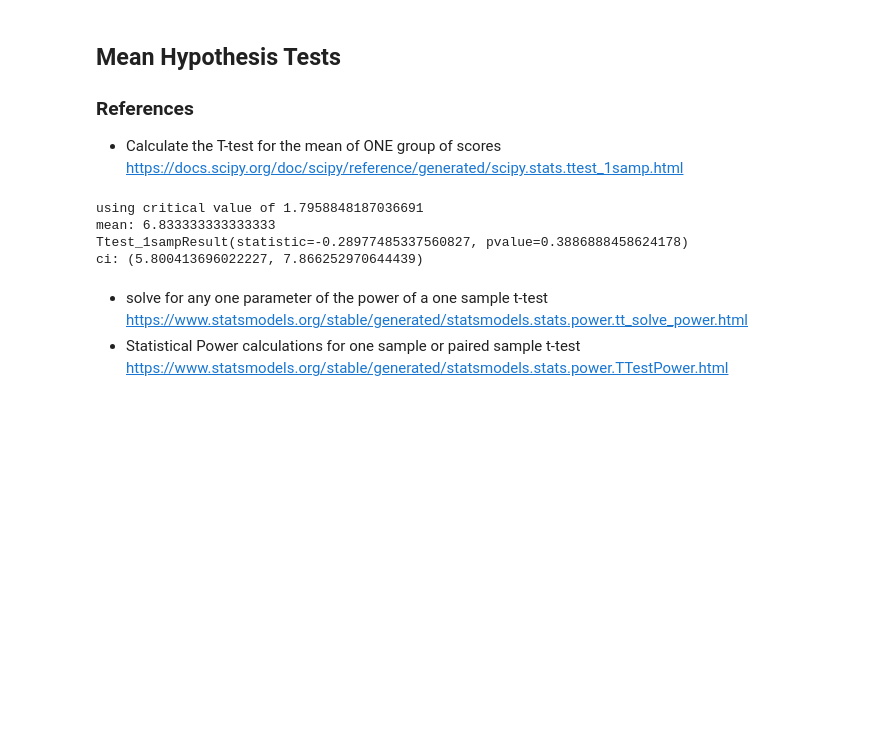
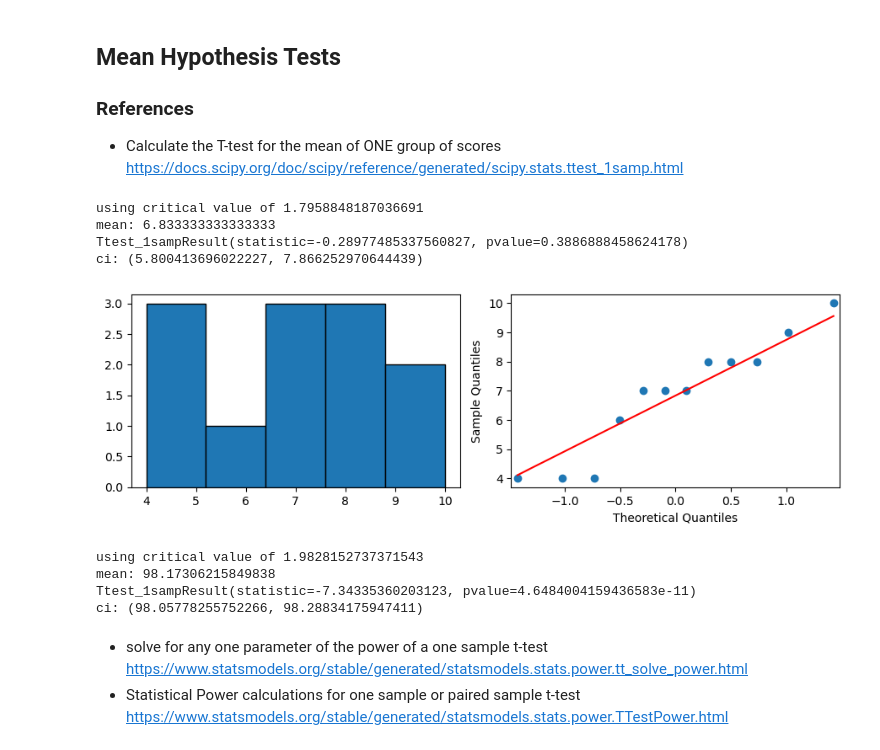
Before and after one commit to seafoodfry/numerical-analysis, a Jupyter notebook: stats/basics/03-hypothesis-testing.ipynb, the cells around one changed output. Cells and saved outputs as stored; diff of their text form; code cells hidden in the pictures; blank space fills up the shorter version.

```diff
--- a/stats/basics/03-hypothesis-testing.ipynb
+++ b/stats/basics/03-hypothesis-testing.ipynb
@@ -233,22 +239,55 @@ def mean_margin_of_error(sample_std, sample_size, confidence_lvl=0.95) -> float:
 # %%
 sample = np.array([4, 4, 4, 8, 8, 6, 9, 7, 10, 7, 8, 7])
 result = ttest_1samp(sample, popmean=7, alternative="less")
 
 mean = sample.mean()
 
 # 90% confidence interval because it is not a two-sided test.
 mean_err = mean_margin_of_error(sample.std(ddof=1), sample.size, confidence_lvl=0.9)
 
 print(f"mean: {mean}")
 print(result)
 print(f"ci: ({mean-mean_err}, {mean+mean_err})")
 # The critical value from the mean_margin_of_error function is 1.795.
 # Since this is a left-tailed test, the value should actually be negative.
+
+
+fig = plt.figure(figsize=(9, 3))
+ax1 = fig.add_subplot(121)
+ax1.hist(sample, edgecolor='black', bins=5)
+
+ax2 = fig.add_subplot(122)
+sm.qqplot(sample, ax=ax2, line='s')
+
+fig.tight_layout(pad=1.0)
+plt.show()
 # %% [output]
 using critical value of 1.7958848187036691
 mean: 6.833333333333333
 Ttest_1sampResult(statistic=-0.28977485337560827, pvalue=0.3886888458624178)
 ci: (5.800413696022227, 7.866252970644439)
+[figure, added]
+# %%
+from scipy.stats import norm
+
+sample_temps = norm.rvs(loc=98.2, scale=0.62, size=106)
+result = ttest_1samp(sample_temps, popmean=98.6, alternative="two-sided")
+
+mean = sample_temps.mean()
+
+# 95% confidence interval because it is a two-sided test.
+mean_err = mean_margin_of_error(sample_temps.std(ddof=1), sample_temps.size, confidence_lvl=0.95)
+
+print(f"mean: {mean}")
+print(result)
+print(f"ci: ({mean-mean_err}, {mean+mean_err})")
+# The critical value from the mean_margin_of_error function is +/- 1.983.
+# P value is 0+.
+# %% [output]
+using critical value of 1.9828152737371543
+mean: 98.17306215849838
+Ttest_1sampResult(statistic=-7.34335360203123, pvalue=4.6484004159436583e-11)
+ci: (98.05778255752266, 98.28834175947411)
 # %% [markdown]
 * solve for any one parameter of the power of a one sample t-test https://www.statsmodels.org/stable/generated/statsmodels.stats.power.tt_solve_power.html
 * Statistical Power calculations for one sample or paired sample t-test https://www.statsmodels.org/stable/generated/statsmodels.stats.power.TTestPower.html
```
Also changed, not shown: parts of 9 cells of this notebook, 1 other file.
